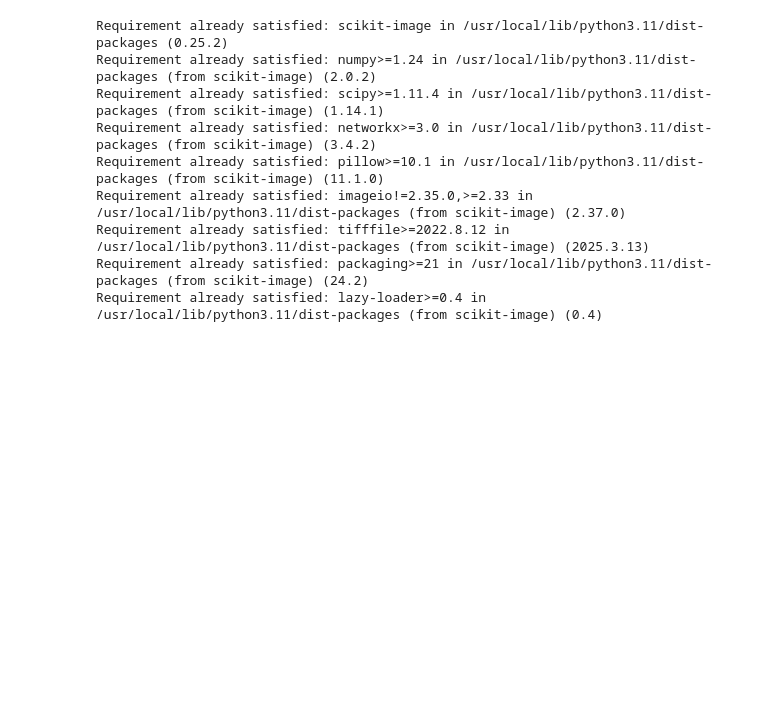
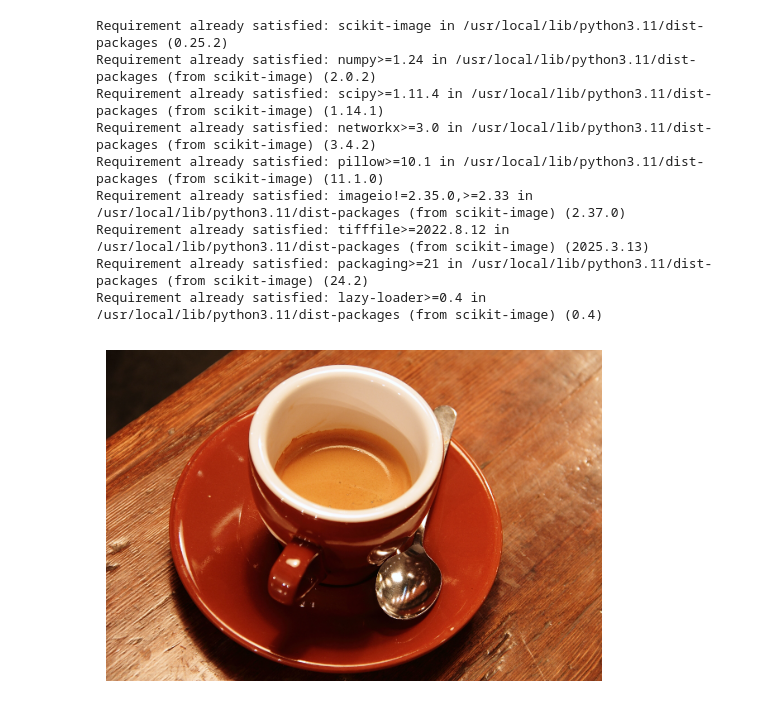
Before and after one commit to cmesajil/grafica, a Jupyter notebook: hola mundo.ipynb, the cells around one changed output. Drawn from its saved outputs; the diff is of its cells as text; code cells hidden in the pictures; blank space fills up the shorter version.

```diff
--- a/hola mundo.ipynb
+++ b/hola mundo.ipynb
@@ -18,3 +18,18 @@ Requirement already satisfied: imageio!=2.35.0,>=2.33 in /usr/local/lib/python3.
 Requirement already satisfied: tifffile>=2022.8.12 in /usr/local/lib/python3.11/dist-packages (from scikit-image) (2025.3.13)
 Requirement already satisfied: packaging>=21 in /usr/local/lib/python3.11/dist-packages (from scikit-image) (24.2)
 Requirement already satisfied: lazy-loader>=0.4 in /usr/local/lib/python3.11/dist-packages (from scikit-image) (0.4)
+# %%
+# prompt: import la libreria skimages y dame la foto del cafe del paquete data
+
+from skimage import data
+import matplotlib.pyplot as plt
+
+# Cargar la imagen de café
+coffee_image = data.coffee()
+
+# Mostrar la imagen
+plt.imshow(coffee_image)
+plt.axis('off')  # Ocultar los ejes
+plt.show()
+# %% [output]
+[figure, added]
```
